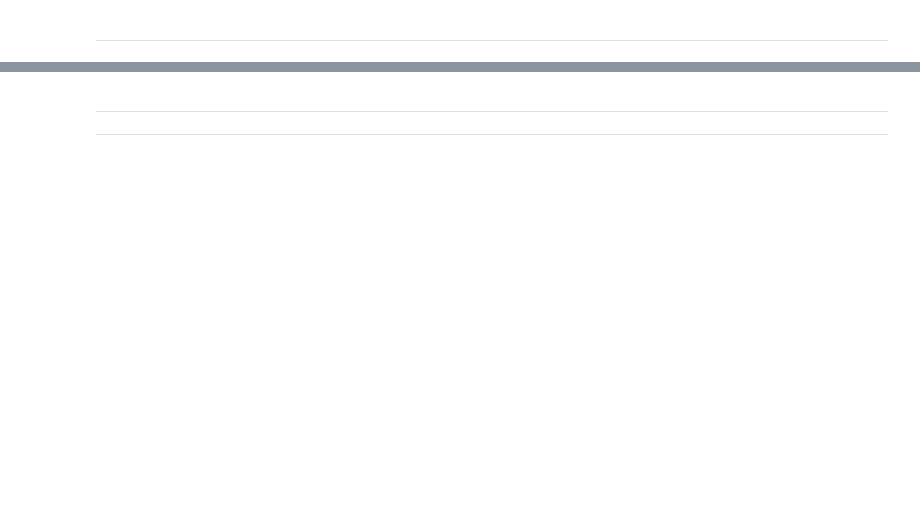
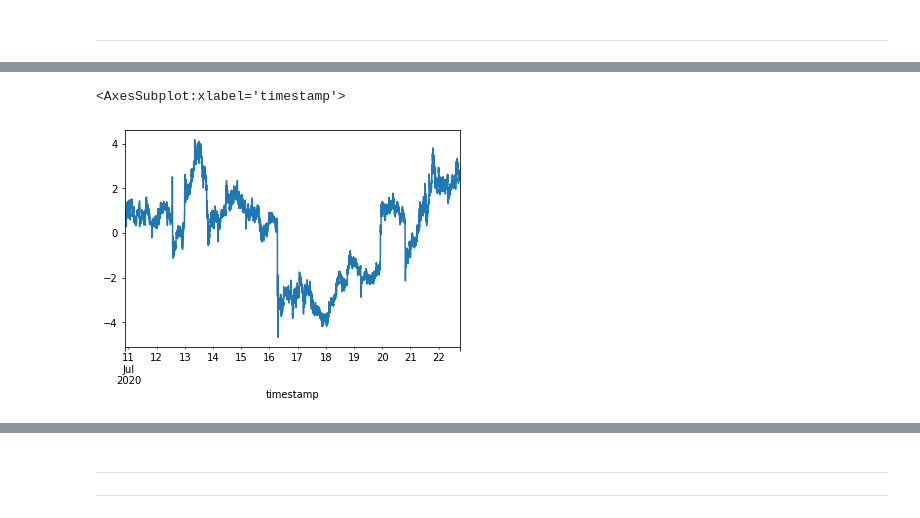
Before and after one commit to athon-millane/ccxt-explorer, a Jupyter notebook: notebooks/backtesting.ipynb, the cells around one changed output, grey strips where cells are left out. Cells and saved outputs as stored; diff of their text form; code cells hidden in the pictures; blank space fills up the shorter version.

```diff
--- a/notebooks/backtesting.ipynb
+++ b/notebooks/backtesting.ipynb
@@ -343,3 +395,10 @@ SPREAD = ETH_ - r*BTC_
+# %%
+spread = eth_usd1 - r*btc_usd1
+# %%
+spread.Close.plot()
+# %% [output]
+<AxesSubplot:xlabel='timestamp'>
+[figure, added]
 # %%
 class RL(Strategy):
 
```
Also changed, not shown: parts of 18 cells of this notebook.
